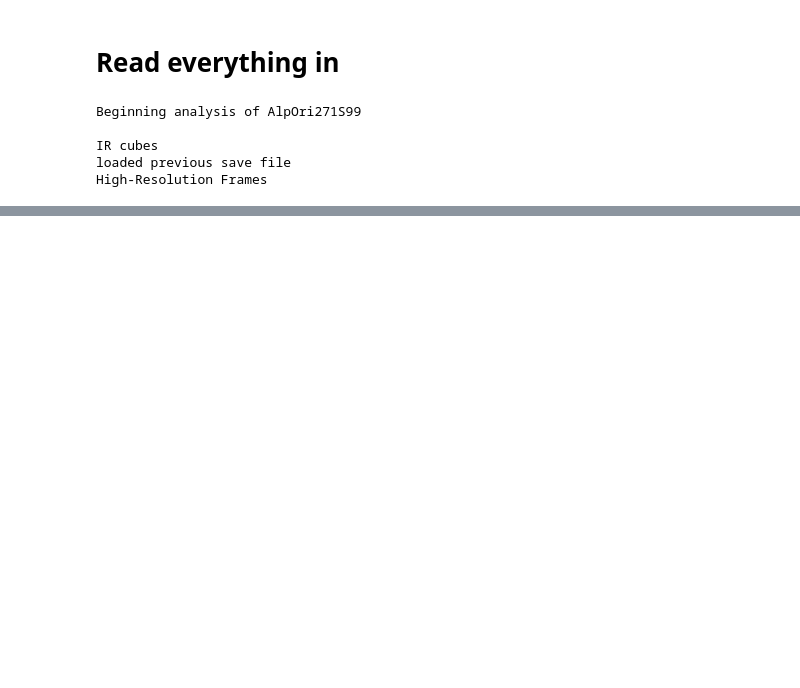
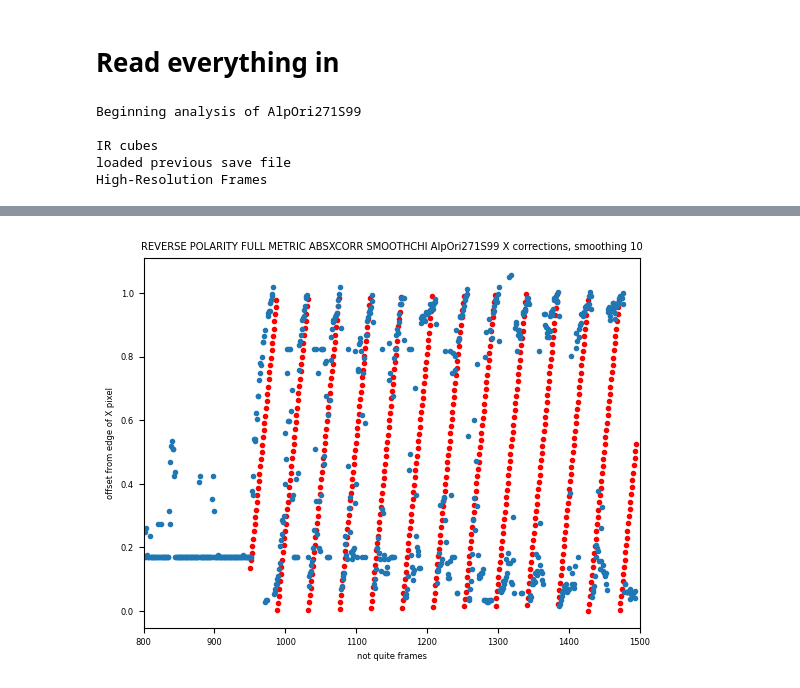
Before and after one commit to AnIndefiniteArticle/slapvisos, a Jupyter notebook: Untitled.ipynb, the cells around one changed output, grey strips where cells are left out. Cells and saved outputs as stored; diff of their text form; code cells hidden in the pictures; blank space fills up the shorter version.

```diff
--- a/Untitled.ipynb
+++ b/Untitled.ipynb
@@ -72,2 +142,12 @@ finding the transition frames in X
 # %%
-transitions = Xtransitions
+plt.clf()
+plt.plot(linex[950:], liney[950:]%1, 'r.')
+plt.plot(Xcorr, '.')
+plt.title("REVERSE POLARITY FULL METRIC ABSXCORR SMOOTHCHI " + occname + " X corrections, smoothing " + str(smoothing))
+plt.ylabel("offset from edge of X pixel")
+plt.xlabel("not quite frames")
+plt.xlim(800,1500)
+
+plt.savefig(outdir + occname + "-" + str(smoothing) + "-Xcorrections-addline.png")
+# %% [output]
+[figure, added]
```
Also changed, not shown: parts of 23 cells of this notebook, 1 other file.
